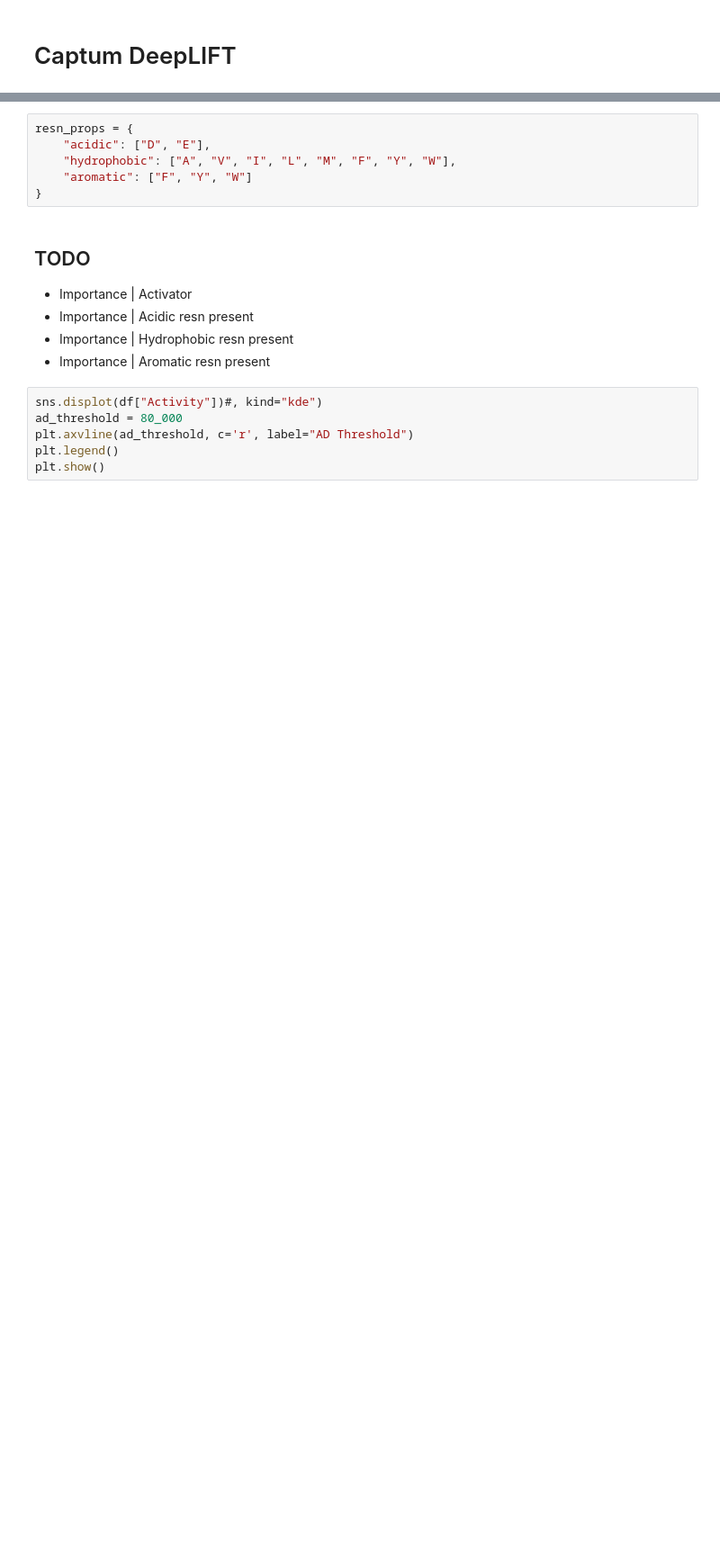
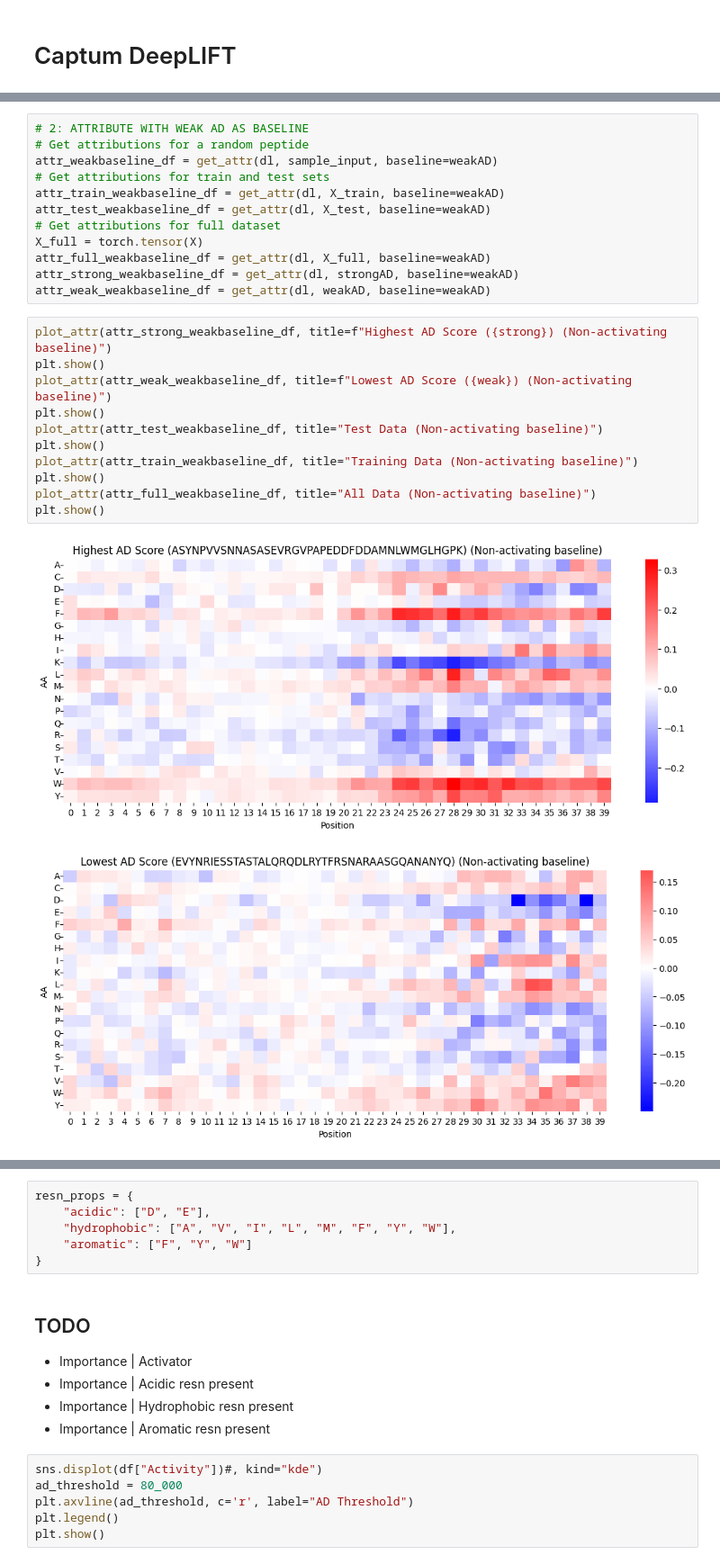
Before and after one commit to staller-lab/ADHunter-DeepLift, a Jupyter notebook: notebooks/250304_ADHunter_explicit1he.ipynb, the cells around one changed output, grey strips where cells are left out. Shown at 90% size. Cells and saved outputs as stored; diff of their text form; blank space fills up the shorter version.

```diff
--- a/notebooks/250304_ADHunter_explicit1he.ipynb
+++ b/notebooks/250304_ADHunter_explicit1he.ipynb
@@ -381,0 +537,26 @@ plt.show()
+# %%
+# 2: ATTRIBUTE WITH WEAK AD AS BASELINE
+# Get attributions for a random peptide
+attr_weakbaseline_df = get_attr(dl, sample_input, baseline=weakAD)
+# Get attributions for train and test sets
+attr_train_weakbaseline_df = get_attr(dl, X_train, baseline=weakAD)
+attr_test_weakbaseline_df = get_attr(dl, X_test, baseline=weakAD)
+# Get attributions for full dataset
+X_full = torch.tensor(X)
+attr_full_weakbaseline_df = get_attr(dl, X_full, baseline=weakAD)
+attr_strong_weakbaseline_df = get_attr(dl, strongAD, baseline=weakAD)
+attr_weak_weakbaseline_df = get_attr(dl, weakAD, baseline=weakAD)
+# %%
+plot_attr(attr_strong_weakbaseline_df, title=f"Highest AD Score ({strong}) (Non-activating baseline)")
+plt.show()
+plot_attr(attr_weak_weakbaseline_df, title=f"Lowest AD Score ({weak}) (Non-activating baseline)")
+plt.show()
+plot_attr(attr_test_weakbaseline_df, title="Test Data (Non-activating baseline)")
+plt.show()
+plot_attr(attr_train_weakbaseline_df, title="Training Data (Non-activating baseline)")
+plt.show()
+plot_attr(attr_full_weakbaseline_df, title="All Data (Non-activating baseline)")
+plt.show()
+# %% [output]
+[figure, added]
+[figure, added]
```
Also changed, not shown: parts of 26 cells of this notebook.
